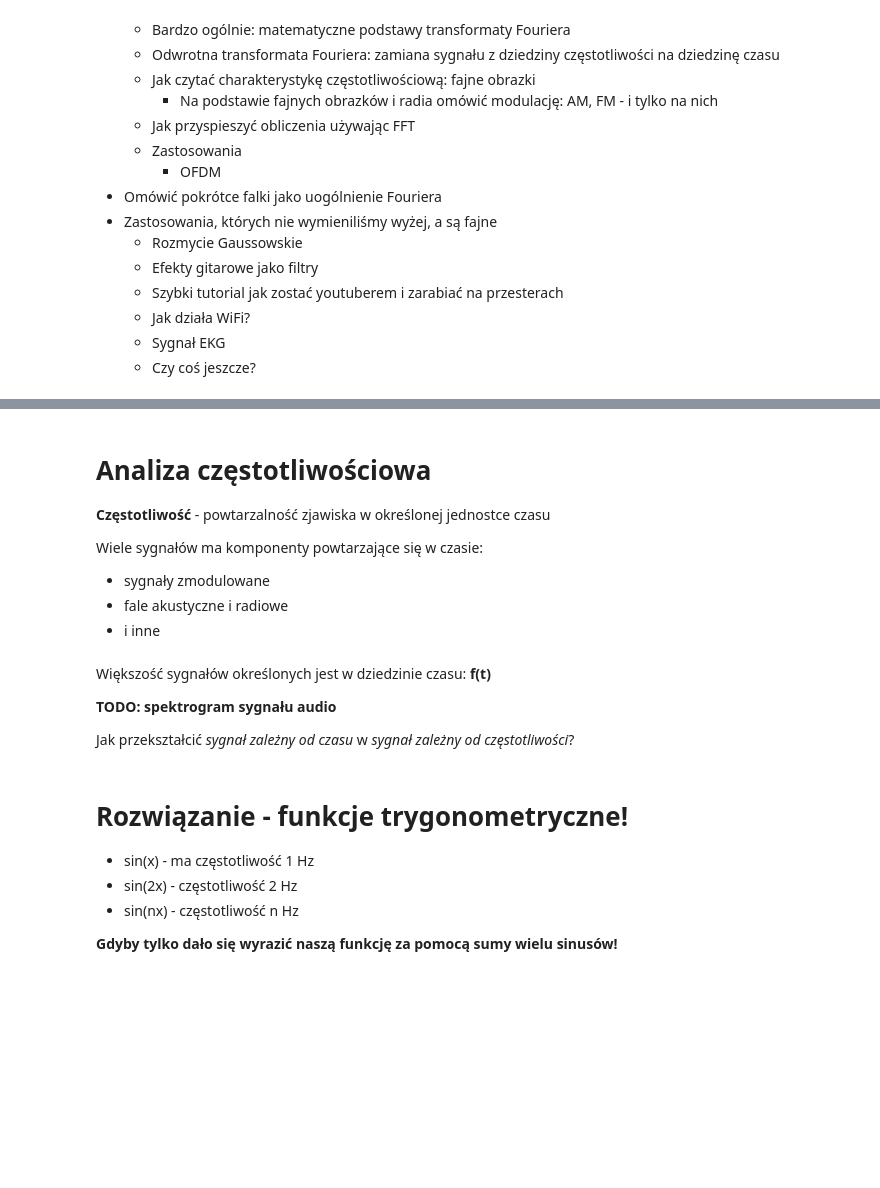
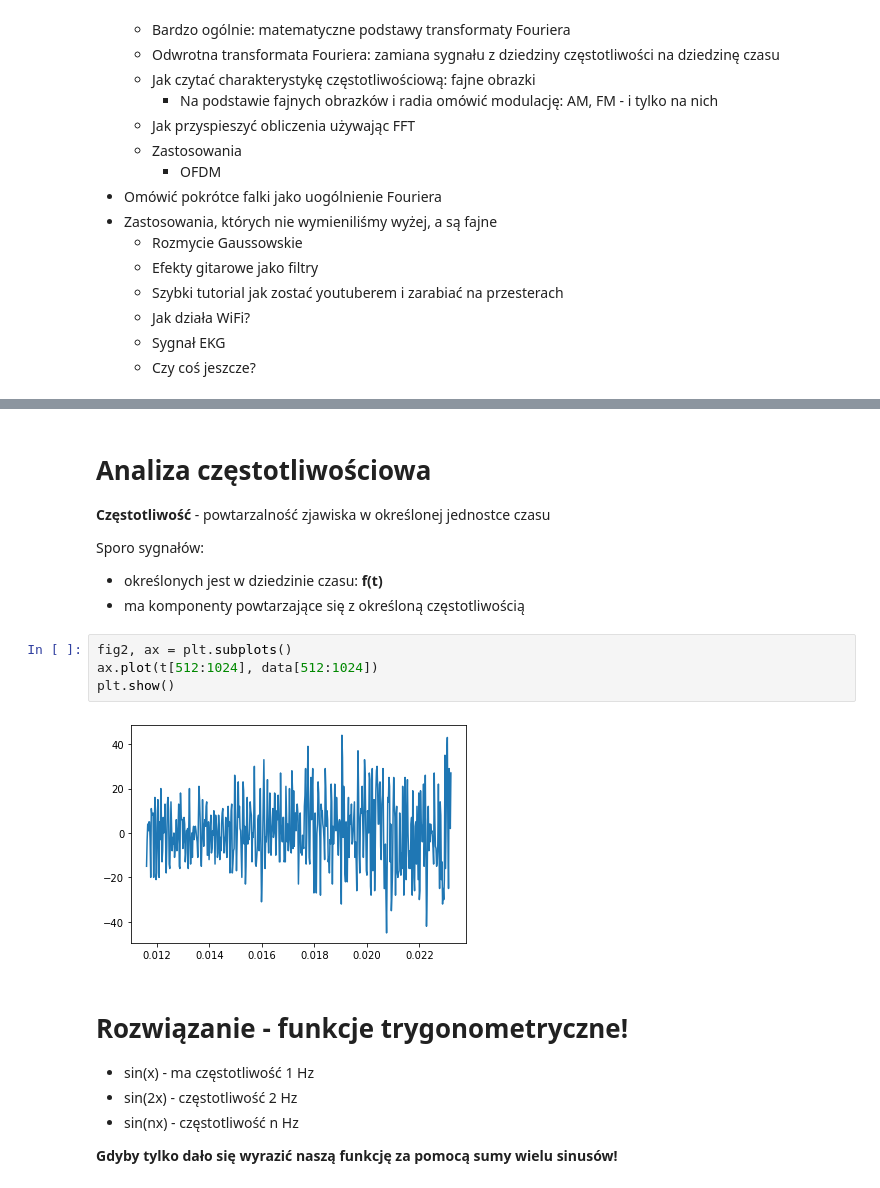
Before and after one commit to pcirrus/dsp_slideshow, a Jupyter notebook: dsp_presentation.ipynb, the cells around one changed output, grey strips where cells are left out. Cells and saved outputs as stored; diff of their text form; blank space fills up the shorter version.

```diff
--- a/dsp_presentation.ipynb
+++ b/dsp_presentation.ipynb
@@ -81,16 +132,15 @@ plt.show()
 
 **Częstotliwość** - powtarzalność zjawiska w określonej jednostce czasu
 
-Wiele sygnałów ma komponenty powtarzające się w czasie:
-- sygnały zmodulowane
-- fale akustyczne i radiowe
-- i inne
+Sporo sygnałów:
+- określonych jest w dziedzinie czasu: **f(t)**
+- ma komponenty powtarzające się z określoną częstotliwością
-# %% [markdown]
-Większość sygnałów określonych jest w dziedzinie czasu: **f(t)**
-
-**TODO: spektrogram sygnału audio**
-
-Jak przekształcić *sygnał zależny od czasu* w *sygnał zależny od częstotliwości*?
+# %%
+fig2, ax = plt.subplots()
+ax.plot(t[512:1024], data[512:1024])
+plt.show()
+# %% [output]
+[figure, added]
 # %% [markdown]
 # Rozwiązanie - funkcje trygonometryczne!
 
```
Also changed, not shown: parts of 16 cells of this notebook.
